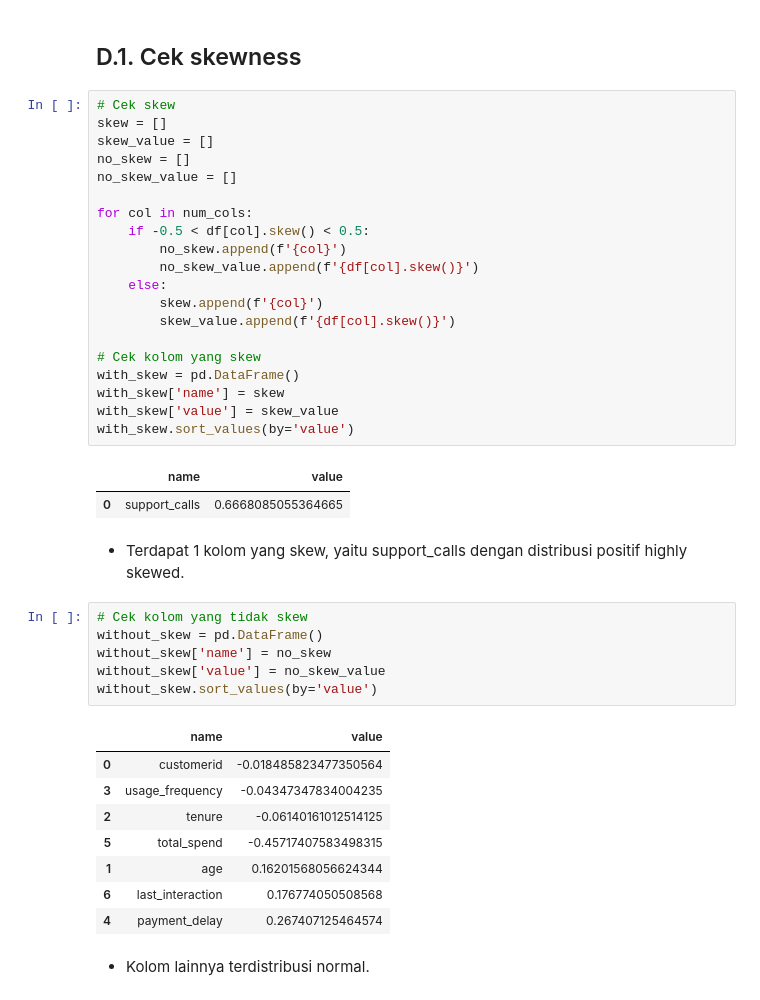
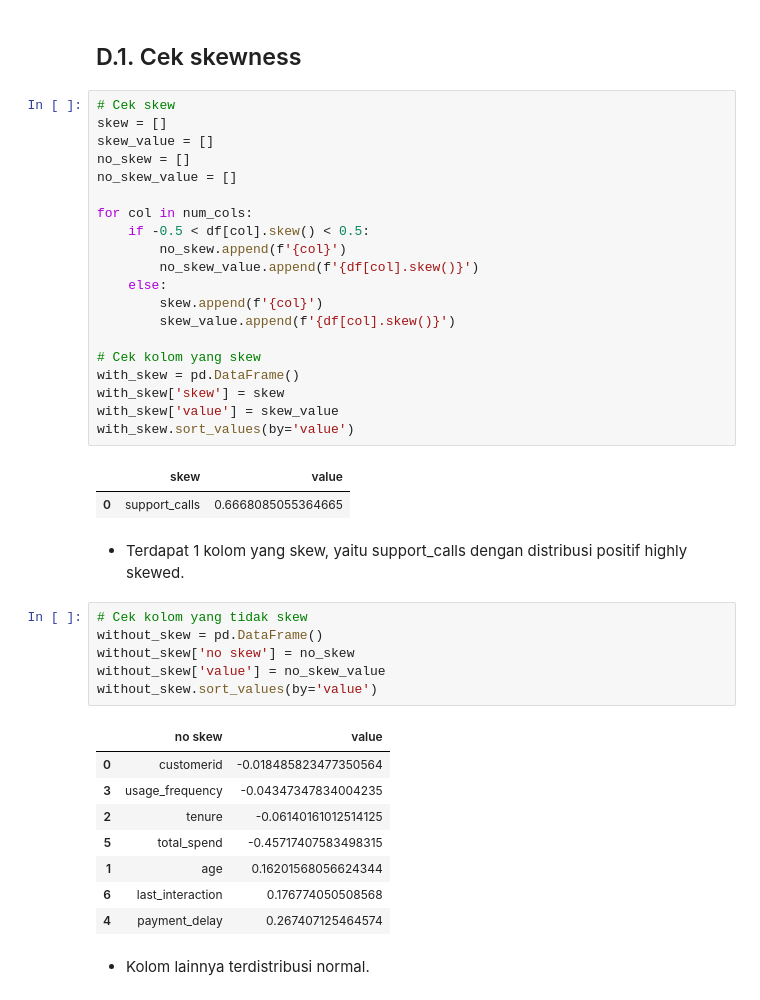
Before and after one commit to FTDS-assignment-bay/p2-final-project-ftds-033-rmt-group-002, a Jupyter notebook: EDA_before_clustering.ipynb, the cells around one changed output. Cells and saved outputs as stored; diff of their text form.

```diff
--- a/EDA_Final_Project_Group_2.ipynb
+++ b/EDA_before_clustering.ipynb
@@ -197,36 +197,36 @@ Index(['gender', 'subscription_type', 'contract_length', 'churn'], dtype='object
 # %%
 # Cek skew
 skew = []
 skew_value = []
 no_skew = []
 no_skew_value = []
 
 for col in num_cols:
     if -0.5 < df[col].skew() < 0.5:
         no_skew.append(f'{col}')
         no_skew_value.append(f'{df[col].skew()}')
     else:
         skew.append(f'{col}')
         skew_value.append(f'{df[col].skew()}')
 
 # Cek kolom yang skew
 with_skew = pd.DataFrame()
-with_skew['name'] = skew
+with_skew['skew'] = skew
 with_skew['value'] = skew_value
 with_skew.sort_values(by='value')
 # %% [output]
-|  | name | value |
+|  | skew | value |
 | 0 | support_calls | 0.6668085055364665 |
 # %% [markdown]
 - Terdapat 1 kolom yang skew, yaitu support_calls dengan distribusi positif highly skewed.
 # %%
 # Cek kolom yang tidak skew
 without_skew = pd.DataFrame()
-without_skew['name'] = no_skew
+without_skew['no skew'] = no_skew
 without_skew['value'] = no_skew_value
 without_skew.sort_values(by='value')
 # %% [output]
-|  | name | value |
+|  | no skew | value |
 | 0 | customerid | -0.018485823477350564 |
 | 3 | usage_frequency | -0.04347347834004235 |
 | 2 | tenure | -0.06140161012514125 |
```
Also changed, not shown: parts of 12 cells of this notebook, 1 other file.
